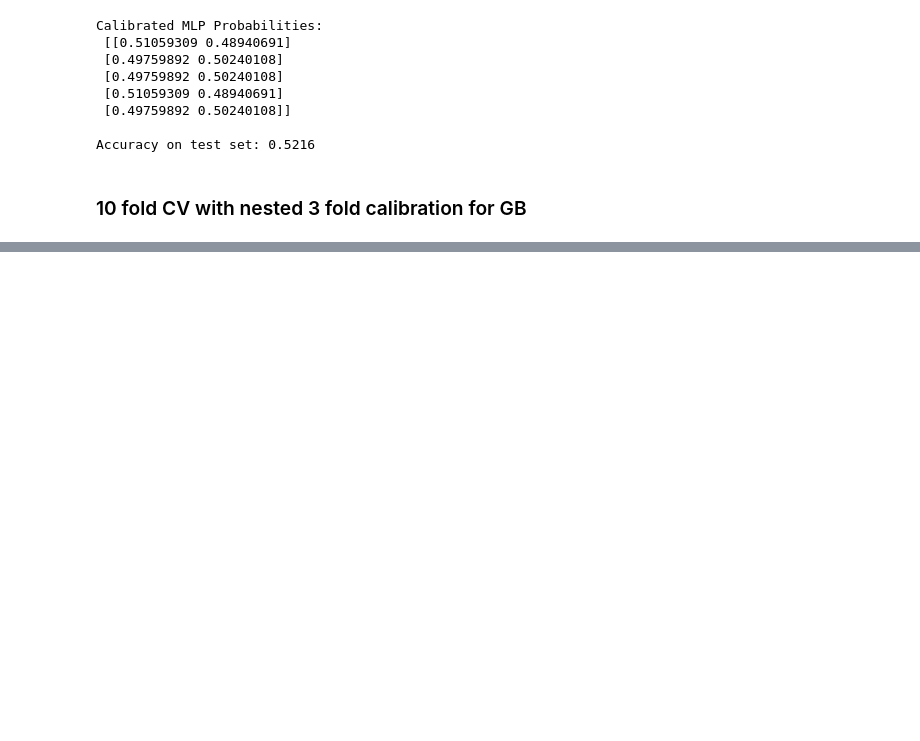
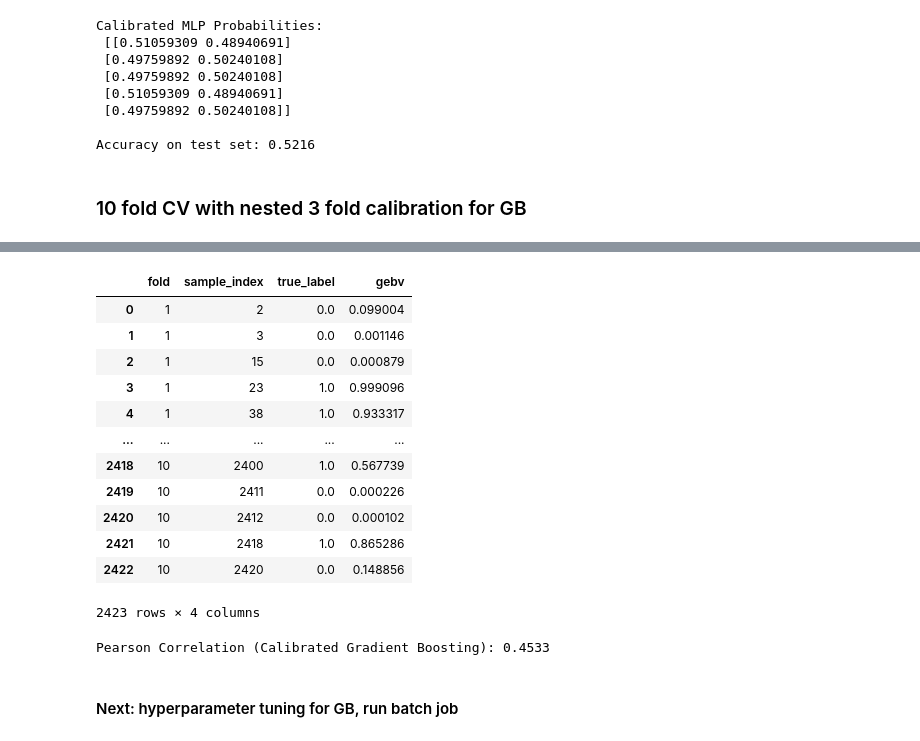
Before and after one commit to henrysun9074/gsAI, a Jupyter notebook: GEBVpreds.ipynb, the cells around one changed output, grey strips where cells are left out. Saved outputs shown, nothing was run; the diff lists cells and outputs as text; code cells hidden in the pictures; blank space fills up the shorter version.

Commit message:
ran 10 fold CV GB

```diff
--- a/GEBVCNN.ipynb
+++ b/GEBVpreds.ipynb
@@ -280,6 +271,7 @@ Accuracy on test set: 0.5216
 
 outer_cv = StratifiedKFold(n_splits=10, shuffle=True, random_state=42)
 fold_accuracies = []
+gebv_records = []
 
 for fold_idx, (train_idx, test_idx) in enumerate(outer_cv.split(X, y), 1):
     X_train_outer, X_test_outer = X[train_idx], X[test_idx]
@@ -297,6 +289,14 @@ for fold_idx, (train_idx, test_idx) in enumerate(outer_cv.split(X, y), 1):
     acc = accuracy_score(y_test_outer, y_preds)
     fold_accuracies.append(acc)
 
+    for i, prob in zip(test_idx, y_probs[:, 1]):
+        gebv_records.append({
+            'fold': fold_idx,
+            'sample_index': i,
+            'true_label': y[i],
+            'gebv': prob  # class 1 probability
+        })
+
     print(f"Fold {fold_idx}: Accuracy = {acc:.4f}")
 
 print("\nAverage Accuracy over 10 folds:", np.mean(fold_accuracies))
@@ -303,0 +318,32 @@ print("Standard Deviation:", np.std(fold_accuracies))
+# %%
+gebv_records = pd.DataFrame(gebv_records)
+gebv_records
+# %% [output]
+|  | fold | sample_index | true_label | gebv |
+| 0 | 1 | 2 | 0.0 | 0.099004 |
+| 1 | 1 | 3 | 0.0 | 0.001146 |
+| 2 | 1 | 15 | 0.0 | 0.000879 |
+| 3 | 1 | 23 | 1.0 | 0.999096 |
+| 4 | 1 | 38 | 1.0 | 0.933317 |
+| ... | ... | ... | ... | ... |
+| 2418 | 10 | 2400 | 1.0 | 0.567739 |
+| 2419 | 10 | 2411 | 0.0 | 0.000226 |
+| 2420 | 10 | 2412 | 0.0 | 0.000102 |
+| 2421 | 10 | 2418 | 1.0 | 0.865286 |
+| 2422 | 10 | 2420 | 0.0 | 0.148856 |
+2423 rows × 4 columns
+# %%
+# plt.subplot(1, 3, 2)
+# plt.scatter(gebv_records["gebv"], gebv_records["true_label"], alpha=0.5)
+# plt.title('Gradient Boosting (Calibrated)')
+# plt.xlabel('Predicted Probability (Class 1)')
+# plt.ylabel('True Label')
+# plt.grid(True)
+# plt.show()
+
+gb_corr_cv, _ = pearsonr(gebv_records["gebv"], gebv_records["true_label"])
+print(f"Pearson Correlation (Calibrated Gradient Boosting): {gb_corr_cv:.4f}")
+# %% [output]
+Pearson Correlation (Calibrated Gradient Boosting): 0.4533
+# %% [markdown]
+#### Next: hyperparameter tuning for GB, run batch job
```
Also changed, not shown: parts of 5 cells of this notebook.
